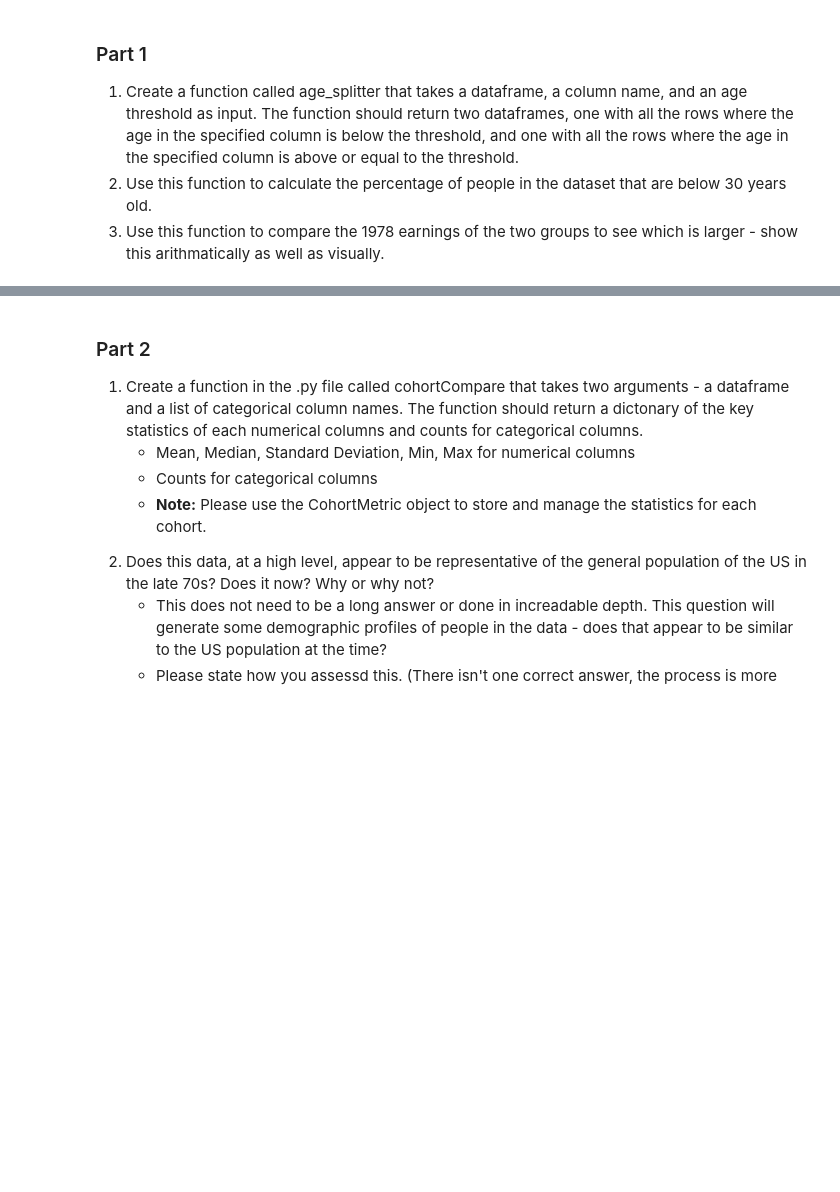
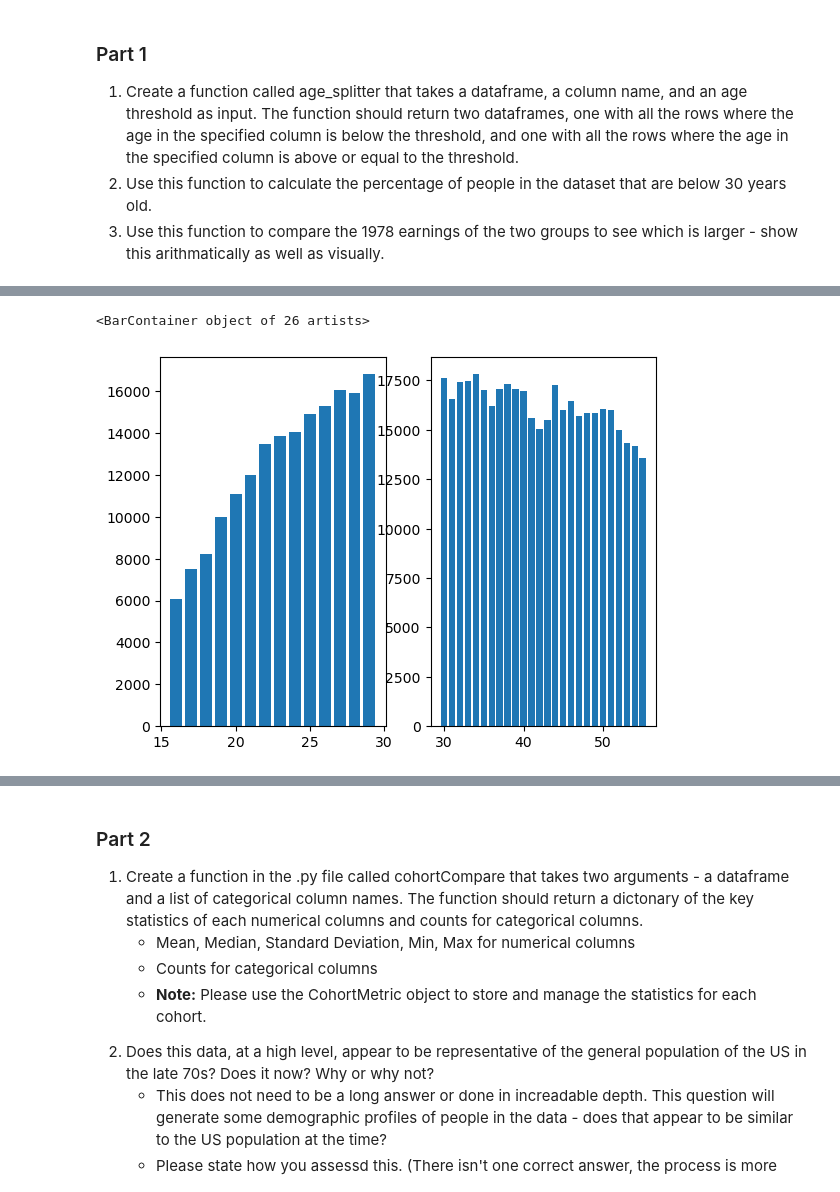
Before and after one commit to AkeemSemperDataScience/data3450-assignment-1-mlsiebold, a Jupyter notebook: START_Asn_1_2025.ipynb, the cells around one changed output, grey strips where cells are left out. Drawn from its saved outputs; the diff is of its cells as text; code cells hidden in the pictures; blank space fills up the shorter version.

```diff
--- a/START_Asn_1_2025.ipynb
+++ b/START_Asn_1_2025.ipynb
@@ -104,0 +105,10 @@ df_below.plot.bar(x='Age', y="Earnings_1978")
+# %%
+fig, ax = plt.subplots(nrows=1, ncols=2)
+ax[0]          #First chart
+ax[1]          #Second chart
+ax[0].bar(df_earn_below['Age'], df_earn_below['Earnings_1978'], label='Under 30')
+ax[1].bar(df_earn_above['Age'], df_earn_above['Earnings_1978'], label='30 and Older')
+#ax.set_title('Average Income by Age')
+# %% [output]
+<BarContainer object of 26 artists>
+[figure, added]
```
Also changed, not shown: parts of 3 cells of this notebook.
